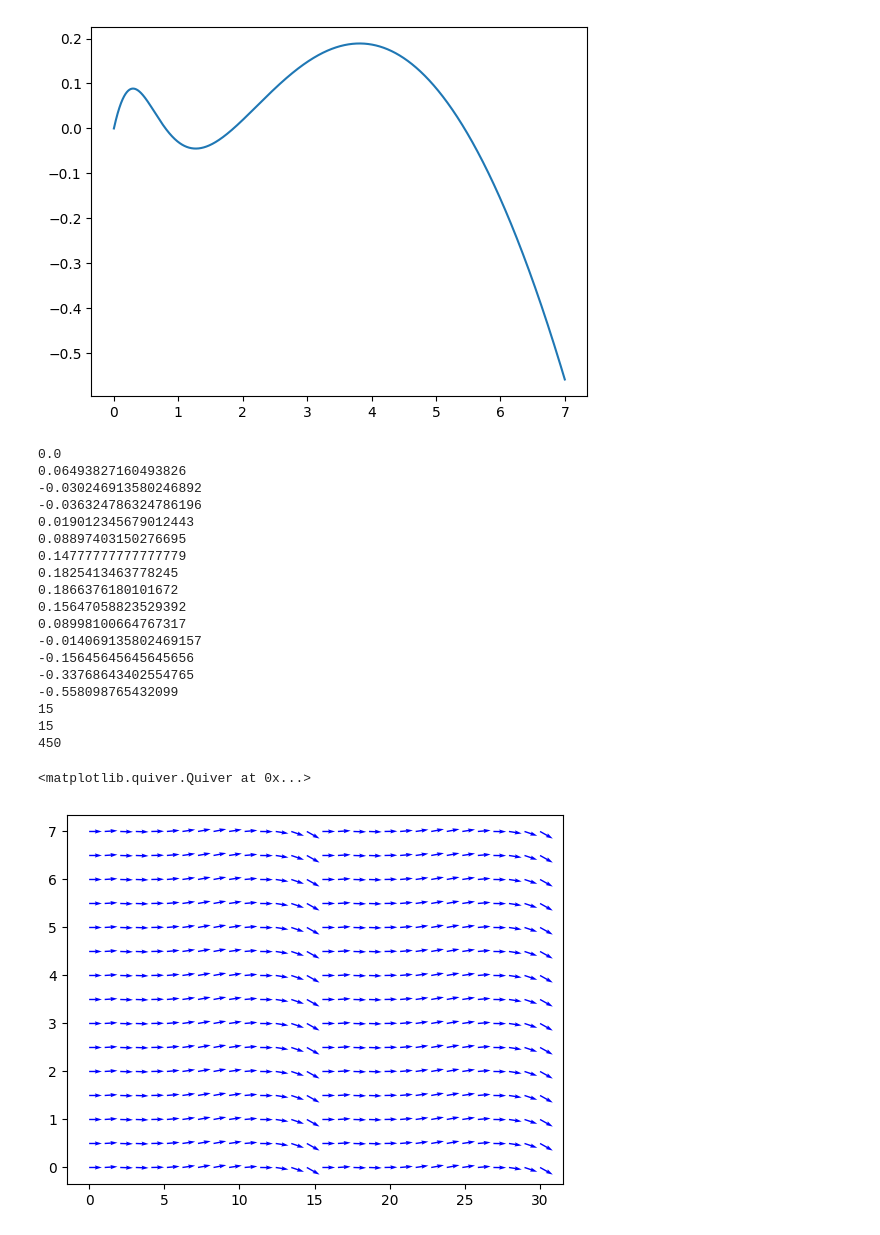
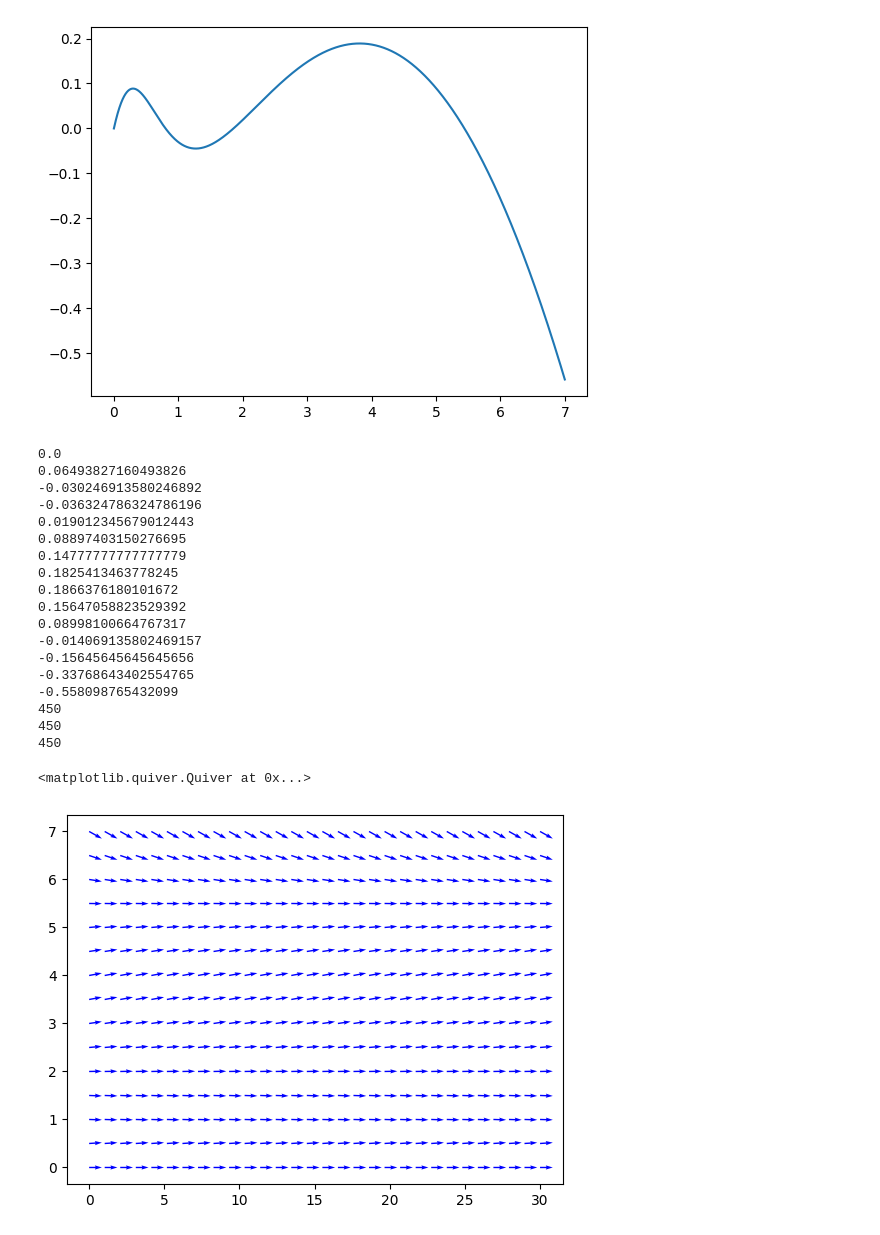
Before and after one commit to MrAnish123/Differential-Equations-Project-1, a Jupyter notebook: SetA.ipynb, the cells around one changed output. Cells and saved outputs as stored; diff of their text form; code cells hidden in the pictures.

```diff
--- a/SetA.ipynb
+++ b/SetA.ipynb
@@ -318,8 +318,14 @@ def deer_dxdt(x : float) -> float:
 t_interval = np.linspace(start=0, stop=30, num=30)
 x_interval = np.linspace(start=0, stop=7, num =15)
 
+t_quiver = []
+x_quiver = []
 
-t_quiver, x_quiver = np.meshgrid(t_interval, x_interval)
+for t in t_interval:
+    for x in x_interval:
+        t_quiver.append(t)
+        x_quiver.append(x)
+#t_quiver, x_quiver = np.meshgrid(t_interval, x_interval)
 
 deer_t_quiver = []
 deer_dxdt_quiver = []
@@ -329,34 +335,34 @@ for t in t_interval:
         deer_t_quiver.append(1)
         deer_dxdt_quiver.append(deer_dxdt(x))
 
 for x in x_interval:
     print(deer_dxdt(x))
 
 print(len(t_quiver))
 print(len(x_quiver))
 print(len(deer_dxdt_quiver))
 
 
 plt.quiver(t_quiver, x_quiver, deer_t_quiver, deer_dxdt_quiver, color='b')
 # %% [output]
 0.0
 0.06493827160493826
 -0.030246913580246892
 -0.036324786324786196
 0.019012345679012443
 0.08897403150276695
 0.14777777777777779
 0.1825413463778245
 0.1866376180101672
 0.15647058823529392
 0.08998100664767317
 -0.014069135802469157
 -0.15645645645645656
 -0.33768643402554765
 -0.558098765432099
-15
-15
 450
+450
+450
 <matplotlib.quiver.Quiver at 0x...>
-[figure, old version]
+[figure, new version]
 # %%
```
Also changed, not shown: parts of 2 cells of this notebook.
